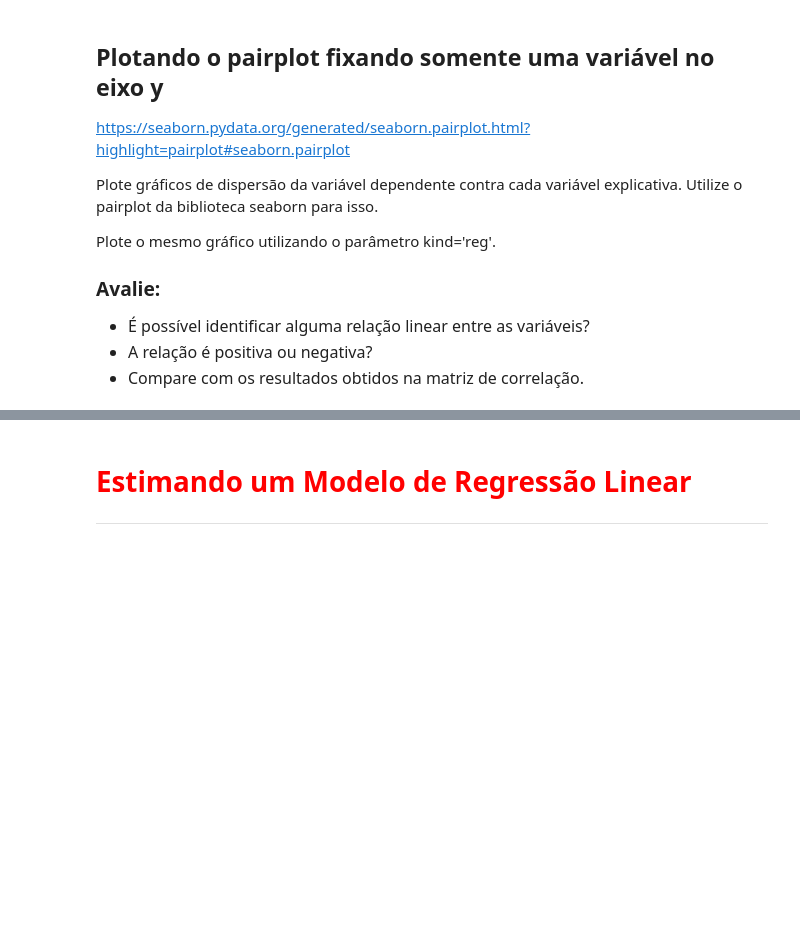
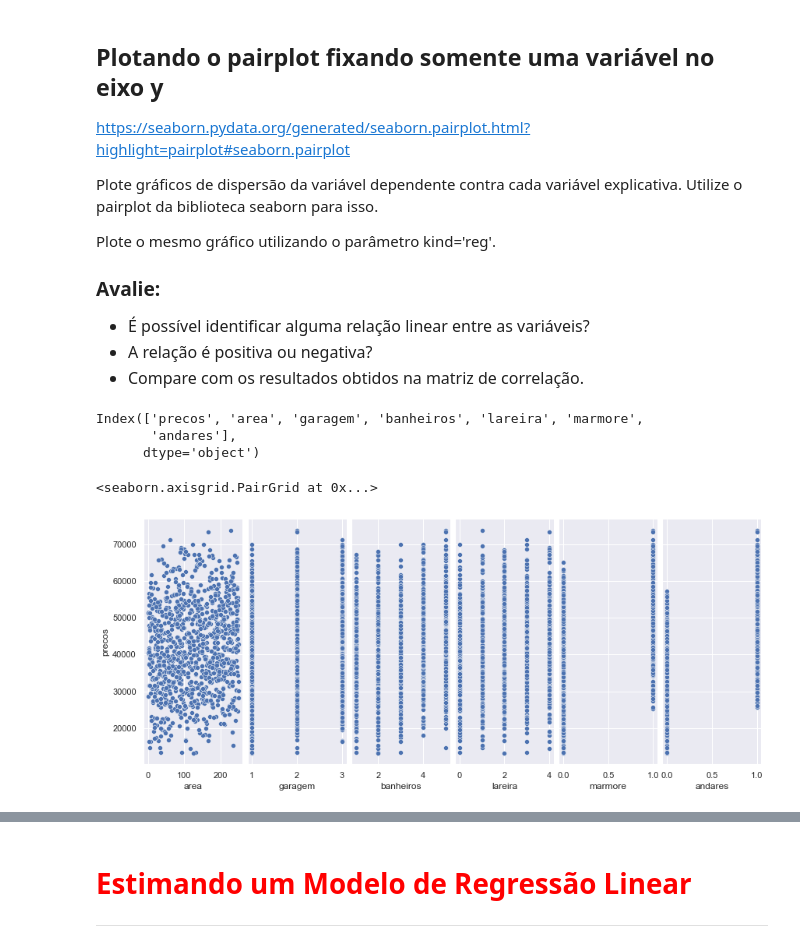
Before and after one commit to 6abi/data-science, a Jupyter notebook: Regrecao-Linear/reg-linear/Exercicio/Regressao Linear - Exercicio.ipynb, the cells around one changed output, grey strips where cells are left out. Cells and saved outputs as stored; diff of their text form; code cells hidden in the pictures; blank space fills up the shorter version.

Commit message:
pairplot fixando somente

```diff
--- a/Regrecao-Linear/reg-linear/Exercicio/Regressao Linear - Exercicio.ipynb
+++ b/Regrecao-Linear/reg-linear/Exercicio/Regressao Linear - Exercicio.ipynb
@@ -259,3 +259,16 @@ Plote o mesmo gráfico utilizando o parâmetro kind='reg'.
     <li>A relação é positiva ou negativa?</li>
     <li>Compare com os resultados obtidos na matriz de correlação.</li>
 </ul>
+# %%
+dados.columns
+# %% [output]
+Index(['precos', 'area', 'garagem', 'banheiros', 'lareira', 'marmore',
+       'andares'],
+      dtype='object')
+# %%
+ax = sns.pairplot(dados, y_vars='precos', x_vars=['area', 'garagem', 'banheiros', 'lareira', 'marmore', 'andares'])
+ax.figure.set_size_inches(12, 6)
+ax
+# %% [output]
+<seaborn.axisgrid.PairGrid at 0x...>
+[figure, added]
```
Also changed, not shown: parts of 2 cells of this notebook.
